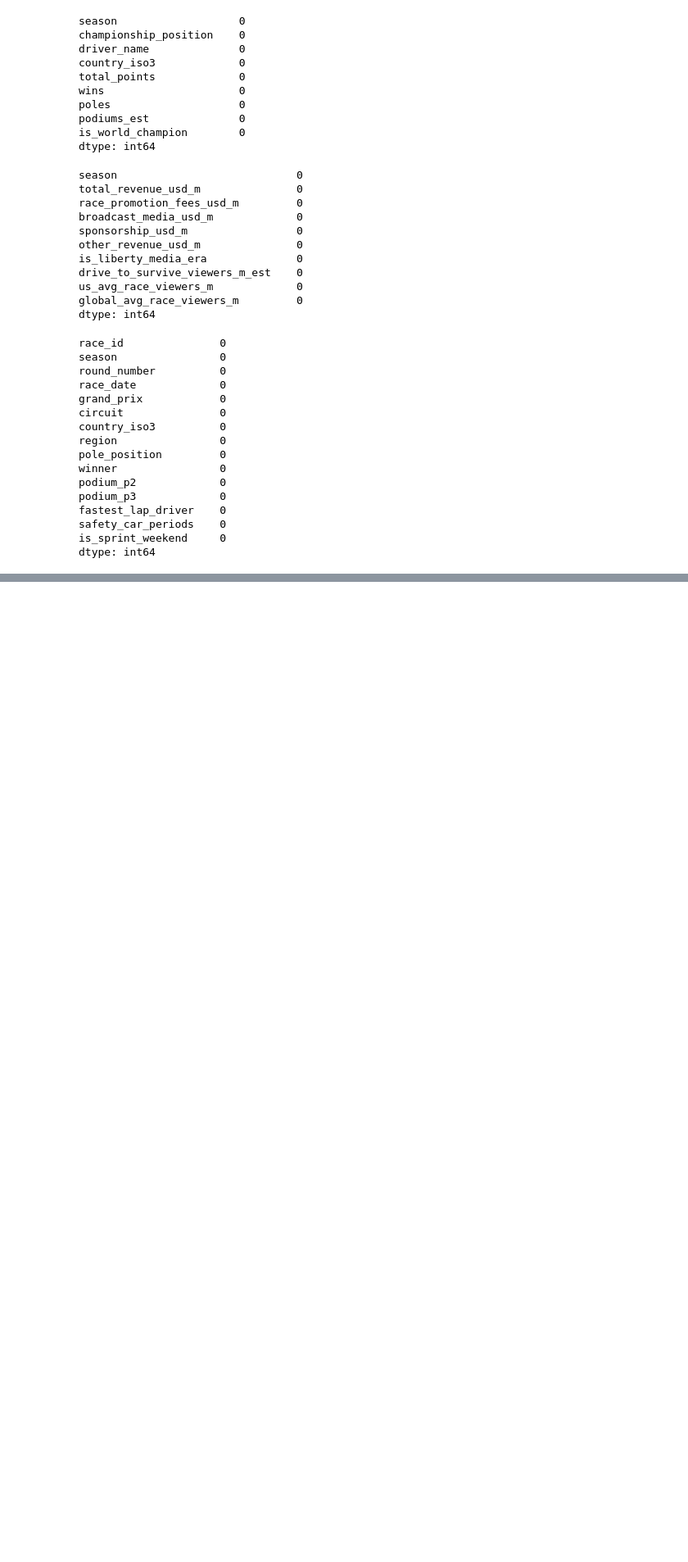
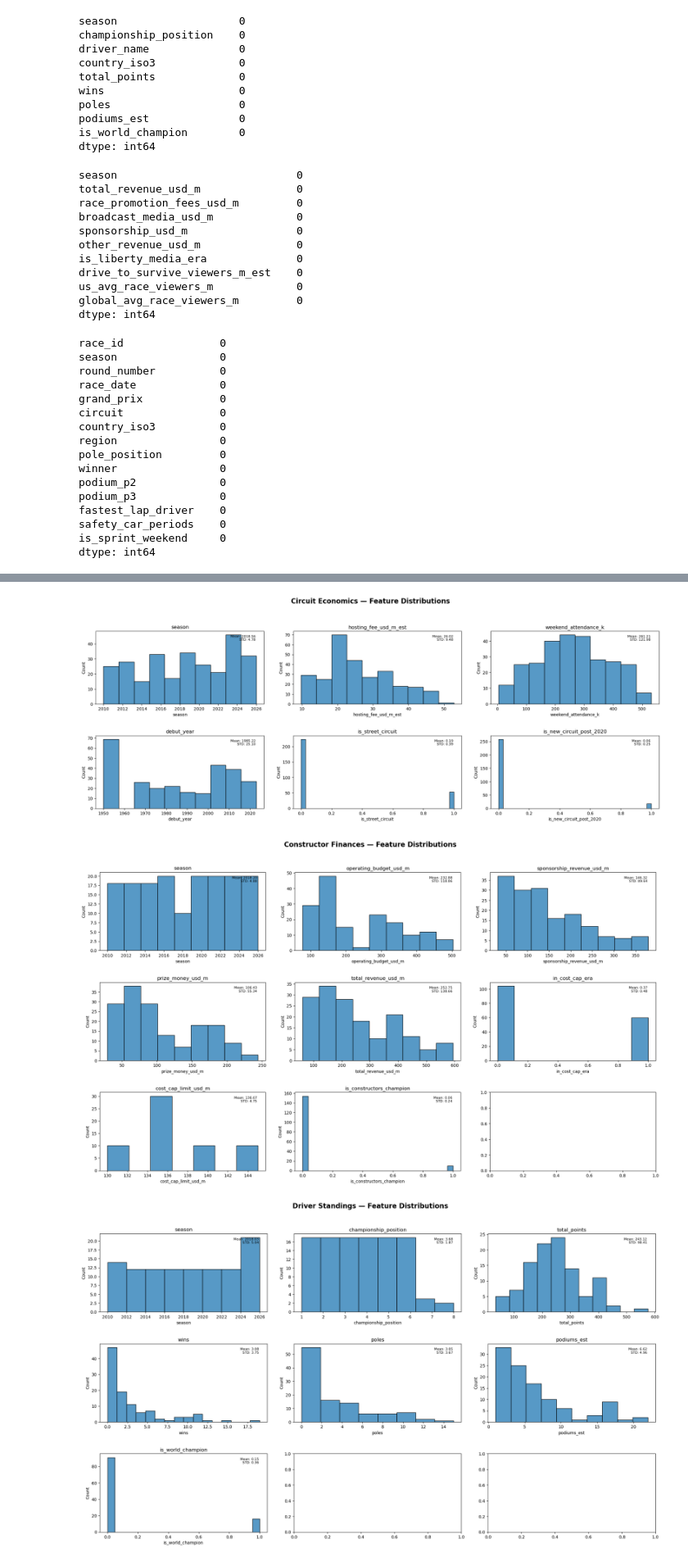
Before and after one commit to abdallahh07/formula1-championship-predictor-, a Jupyter notebook: research.ipynb, the cells around one changed output, grey strips where cells are left out. Shown at 82% size. Cells and saved outputs as stored; diff of their text form; code cells hidden in the pictures; blank space fills up the shorter version.

Commit message:
Add data loading, EDA, and driver performance analysis

```diff
--- a/research.ipynb
+++ b/research.ipynb
@@ -135,0 +139,38 @@ dtype: int64
+# %%
+datasets = {
+    "Circuit Economics": circuit_eco,
+    "Constructor Finances": construction,
+    "Driver Standings": standing,
+    "F1 Business": business,
+    "Race Results": results}
+
+for dataset_name,df in datasets.items():
+    numeric_cols = df.select_dtypes(include = "number").columns.tolist()
+
+    if len(numeric_cols)==0:
+        continue
+
+    n_cols = 3
+    n_rows = (len(numeric_cols)+n_cols-1)//n_cols
+
+    fig, ax = plt.subplots(n_rows, n_cols, figsize=(20, n_rows * 4))
+    ax = ax.flatten()
+
+    fig.suptitle(f"{dataset_name} — Feature Distributions",
+                 fontsize=16, fontweight="bold")
+    for i,col in enumerate(numeric_cols):
+        mean = df[col].mean()
+        std = df[col].std()
+        sns.histplot(data=df, x=col, ax=ax[i])
+        ax[i].set_title(col)
+        ax[i].text(0.95, 0.95, f"Mean: {mean:.2f}\nSTD: {std:.2f}",
+                   transform=ax[i].transAxes, ha="right", va="top", fontsize=8)
+
+    plt.tight_layout(pad=3.0)
+    plt.savefig(f"charts/{dataset_name.replace(' ', '_')}_distributions.png",
+                bbox_inches="tight", dpi=150)
+    plt.show()
+# %% [output]
+[figure, added]
+[figure, added]
+[figure, added]
```
Also changed, not shown: parts of 13 cells of this notebook, 6 other files.
